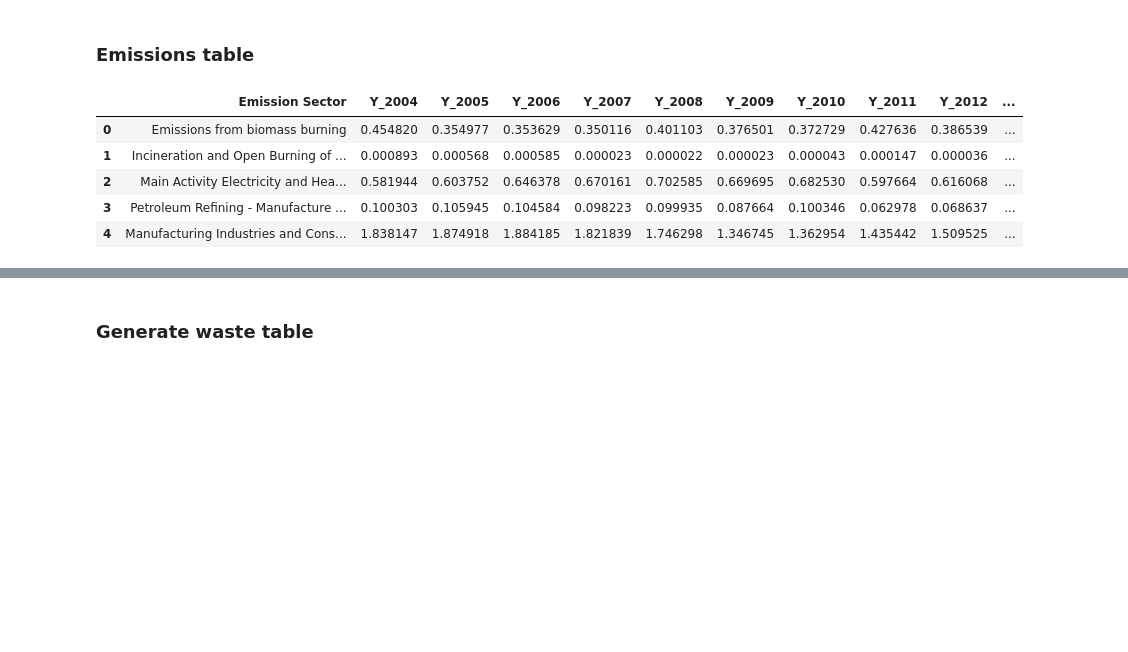
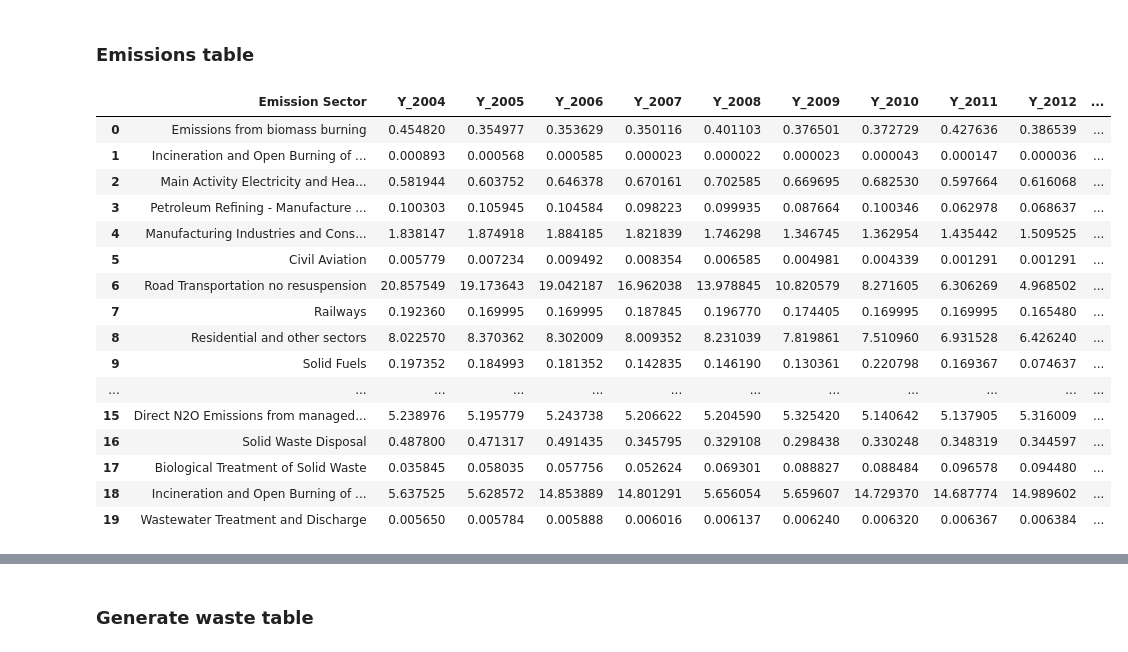
Before and after one commit to Taim974-H/MADE-project-at12uryb, a Jupyter notebook: project/data-exploration.ipynb, the cells around one changed output, grey strips where cells are left out. Cells and saved outputs as stored; diff of their text form; code cells hidden in the pictures; blank space fills up the shorter version.

```diff
--- a/project/data-exploration.ipynb
+++ b/project/data-exploration.ipynb
@@ -26,13 +28,23 @@ con3.close()
 # %%
-df_emissions = df_emissions.drop(['index','Name'], axis=1)
-df_emissions.head(5)
+df_emissions
 # %% [output]
 |  | Emission Sector | Y_2004 | Y_2005 | Y_2006 | Y_2007 | Y_2008 | Y_2009 | Y_2010 | Y_2011 | Y_2012 | ... |
 | 0 | Emissions from biomass burning | 0.454820 | 0.354977 | 0.353629 | 0.350116 | 0.401103 | 0.376501 | 0.372729 | 0.427636 | 0.386539 | ... |
 | 1 | Incineration and Open Burning of ... | 0.000893 | 0.000568 | 0.000585 | 0.000023 | 0.000022 | 0.000023 | 0.000043 | 0.000147 | 0.000036 | ... |
 | 2 | Main Activity Electricity and Hea... | 0.581944 | 0.603752 | 0.646378 | 0.670161 | 0.702585 | 0.669695 | 0.682530 | 0.597664 | 0.616068 | ... |
 | 3 | Petroleum Refining - Manufacture ... | 0.100303 | 0.105945 | 0.104584 | 0.098223 | 0.099935 | 0.087664 | 0.100346 | 0.062978 | 0.068637 | ... |
 | 4 | Manufacturing Industries and Cons... | 1.838147 | 1.874918 | 1.884185 | 1.821839 | 1.746298 | 1.346745 | 1.362954 | 1.435442 | 1.509525 | ... |
+| 5 | Civil Aviation | 0.005779 | 0.007234 | 0.009492 | 0.008354 | 0.006585 | 0.004981 | 0.004339 | 0.001291 | 0.001291 | ... |
+| 6 | Road Transportation no resuspension | 20.857549 | 19.173643 | 19.042187 | 16.962038 | 13.978845 | 10.820579 | 8.271605 | 6.306269 | 4.968502 | ... |
+| 7 | Railways | 0.192360 | 0.169995 | 0.169995 | 0.187845 | 0.196770 | 0.174405 | 0.169995 | 0.169995 | 0.165480 | ... |
+| 8 | Residential and other sectors | 8.022570 | 8.370362 | 8.302009 | 8.009352 | 8.231039 | 7.819861 | 7.510960 | 6.931528 | 6.426240 | ... |
+| 9 | Solid Fuels | 0.197352 | 0.184993 | 0.181352 | 0.142835 | 0.146190 | 0.130361 | 0.220798 | 0.169367 | 0.074637 | ... |
+| ... | ... | ... | ... | ... | ... | ... | ... | ... | ... | ... | ... |
+| 15 | Direct N2O Emissions from managed... | 5.238976 | 5.195779 | 5.243738 | 5.206622 | 5.204590 | 5.325420 | 5.140642 | 5.137905 | 5.316009 | ... |
+| 16 | Solid Waste Disposal | 0.487800 | 0.471317 | 0.491435 | 0.345795 | 0.329108 | 0.298438 | 0.330248 | 0.348319 | 0.344597 | ... |
+| 17 | Biological Treatment of Solid Waste | 0.035845 | 0.058035 | 0.057756 | 0.052624 | 0.069301 | 0.088827 | 0.088484 | 0.096578 | 0.094480 | ... |
+| 18 | Incineration and Open Burning of ... | 5.637525 | 5.628572 | 14.853889 | 14.801291 | 5.656054 | 5.659607 | 14.729370 | 14.687774 | 14.989602 | ... |
+| 19 | Wastewater Treatment and Discharge | 0.005650 | 0.005784 | 0.005888 | 0.006016 | 0.006137 | 0.006240 | 0.006320 | 0.006367 | 0.006384 | ... |
 # %%
 # To check all columns are numeric
 
```
Also changed, not shown: parts of 12 cells of this notebook, 7 other files.
